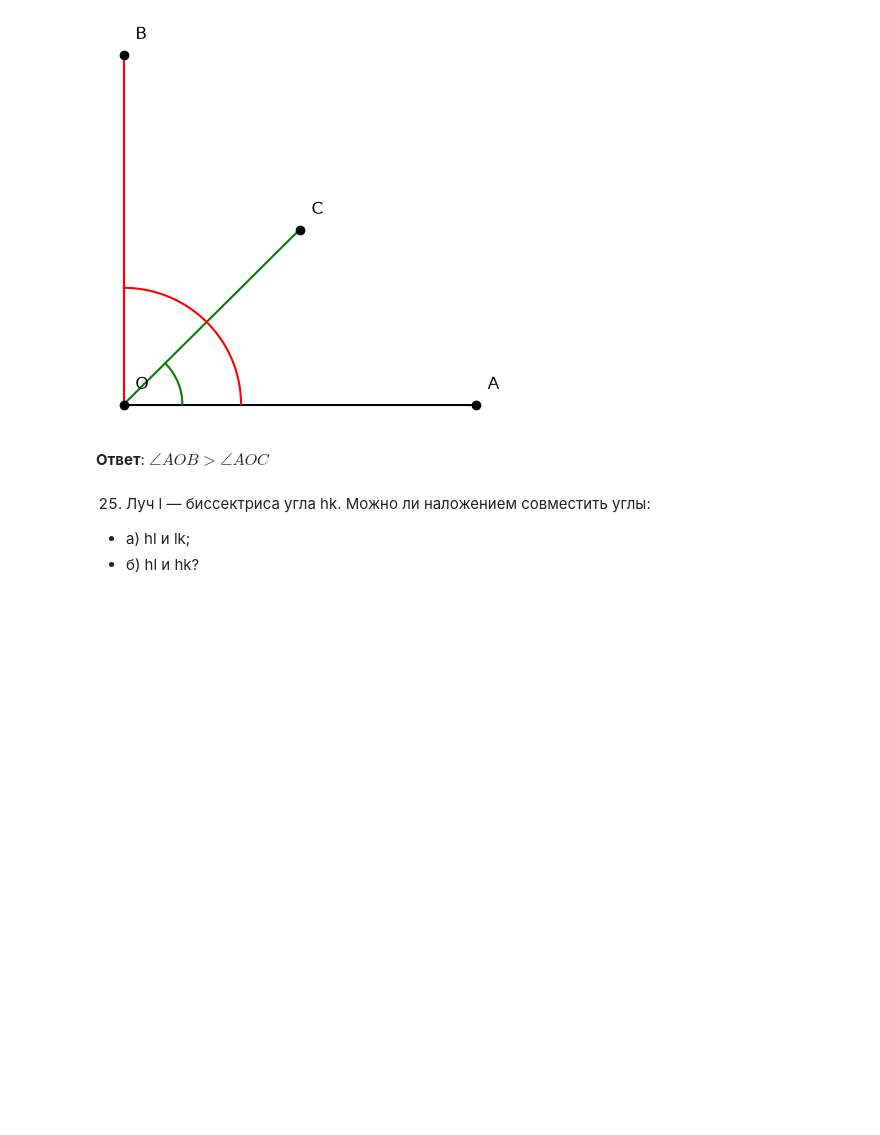
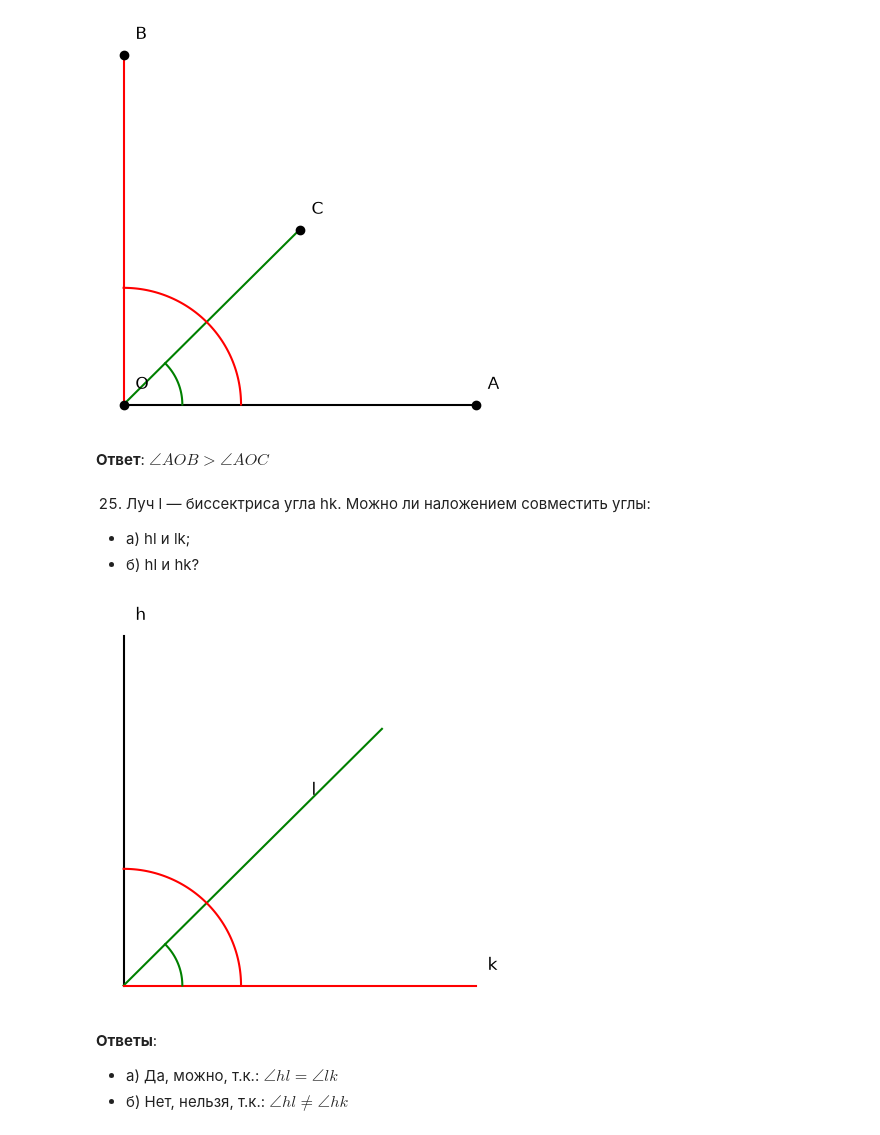
Before and after one commit to romashina/geometry, a Jupyter notebook: 07.01.ipynb, the cells around one changed output. Drawn from its saved outputs; the diff is of its cells as text; code cells hidden in the pictures; blank space fills up the shorter version.

```diff
--- a/07.01.ipynb
+++ b/07.01.ipynb
@@ -339,3 +339,45 @@ plt.show()
 
 - а) hl и lk;
 - б) hl и hk?
+# %%
+import numpy as np
+import matplotlib.pyplot as plt
+
+plt.figure(figsize=(5, 5))
+
+H = np.r_[0, 3]
+O = np.r_[0, 0]
+K = np.r_[3, 0]
+L = ((A + B)/2)+0.7
+
+points = {
+    'h': B,
+    'k': A,
+    'l': C,
+}
+
+plt.plot(*zip(O, H), 'k-')
+plt.plot(*zip(O, L), 'g-')
+plt.plot(*zip(O, K), 'r-')
+
+# plt.plot(*zip(*points.values()), 'ko')
+for name, coord in points.items():
+    plt.text(*(coord + [0.1, 0.1]), name, fontsize=12, va='bottom', ha='left')
+
+
+# Дуга от 0 до 45 градусов (в радианах)
+hl = np.linspace(0, np.radians(45), 50)
+hk = np.linspace(0, np.radians(90), 100)
+# X = r * cos(a), Y = r * sin(a)
+plt.plot(0.5 * np.cos(hl), 0.5 * np.sin(hl), 'g-')
+plt.plot(np.cos(hk), np.sin(hk), 'r-')
+
+plt.axis('off')
+plt.show()
+# %% [output]
+[figure, added]
+# %% [markdown]
+**Ответы**:
+
+- а) Да, можно, т.к.: $\angle hl = \angle lk$
+- б) Нет, нельзя, т.к.: $\angle hl \ne \angle hk$
```
Also changed, not shown: parts of 2 cells of this notebook, 1 other file.
